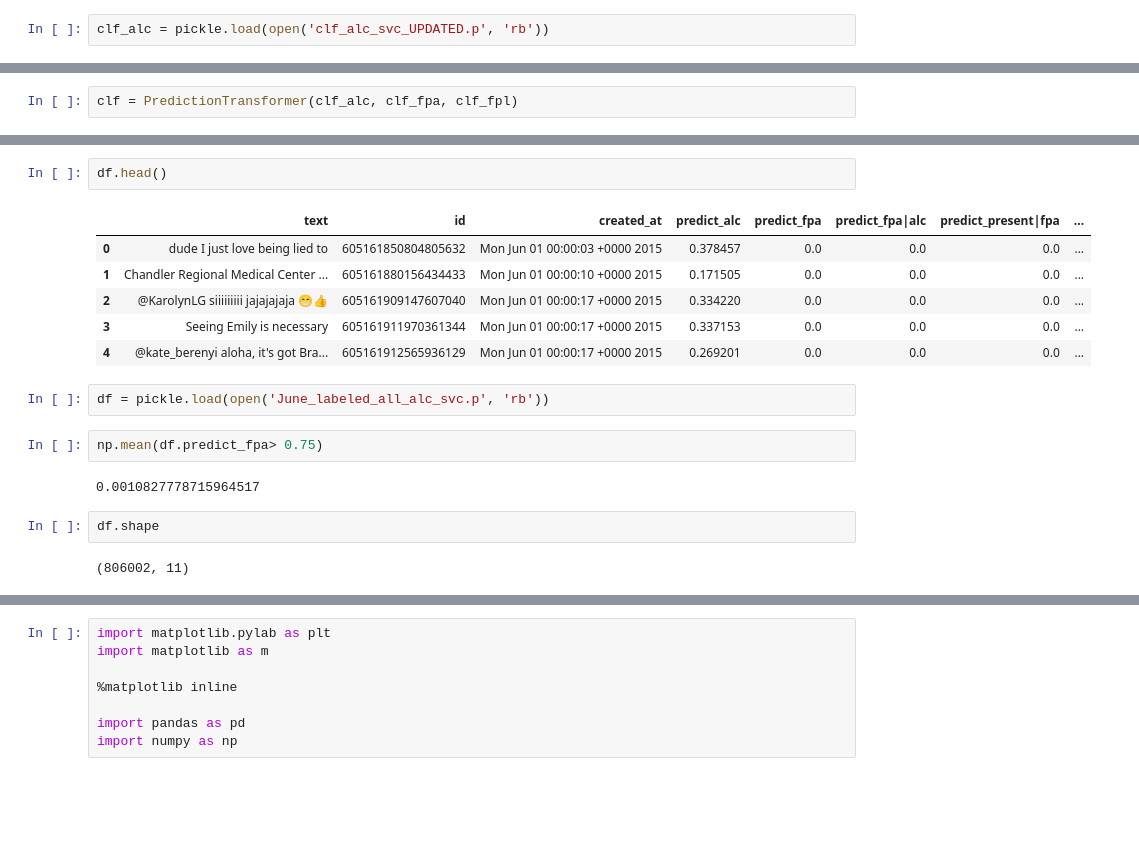
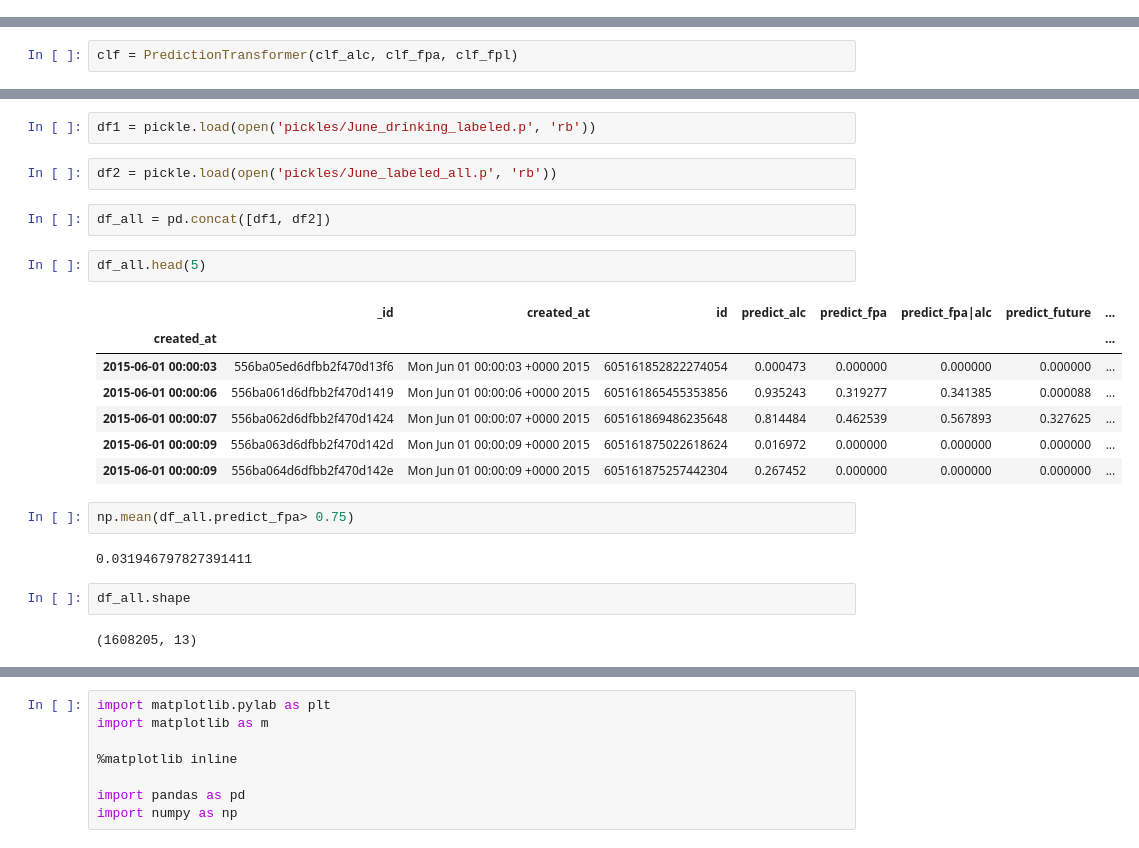
Before and after one commit to tj2huang/nyu-twipsy, a Jupyter notebook: weekly.ipynb, the cells around one changed output, grey strips where cells are left out. Saved outputs shown, nothing was run; the diff lists cells and outputs as text; blank space fills up the shorter version.

```diff
--- a/weekly.ipynb
+++ b/weekly.ipynb
@@ -42,5 +4,3 @@ clf_alc.steps[0][1].transformer_list[0][1].steps[1][1].get_params()
-# %%
-clf_alc = pickle.load(open('clf_alc_svc_UPDATED.p', 'rb'))
 # %%
 %%time
 labeled= clf(all_tweets)
@@ -68,19 +14,24 @@ Wall time: 2min 46s
-# %%
-df.head()
-# %% [output]
-|  | text | id | created_at | predict_alc | predict_fpa | predict_fpa|alc | predict_present|fpa | ... |
-| 0 | dude I just love being lied to | 605161850804805632 | Mon Jun 01 00:00:03 +0000 2015 | 0.378457 | 0.0 | 0.0 | 0.0 | ... |
-| 1 | Chandler Regional Medical Center ... | 605161880156434433 | Mon Jun 01 00:00:10 +0000 2015 | 0.171505 | 0.0 | 0.0 | 0.0 | ... |
-| 2 | @KarolynLG siiiiiiiii jajajajaja 😁👍 | 605161909147607040 | Mon Jun 01 00:00:17 +0000 2015 | 0.334220 | 0.0 | 0.0 | 0.0 | ... |
-| 3 | Seeing Emily is necessary | 605161911970361344 | Mon Jun 01 00:00:17 +0000 2015 | 0.337153 | 0.0 | 0.0 | 0.0 | ... |
-| 4 | @kate_berenyi aloha, it's got Bra... | 605161912565936129 | Mon Jun 01 00:00:17 +0000 2015 | 0.269201 | 0.0 | 0.0 | 0.0 | ... |
 # %%
-df = pickle.load(open('June_labeled_all_alc_svc.p', 'rb'))
+df1 = pickle.load(open('pickles/June_drinking_labeled.p', 'rb'))
+# %%
+df2 = pickle.load(open('pickles/June_labeled_all.p', 'rb'))
+# %%
+df_all = pd.concat([df1, df2])
+# %%
+df_all.head(5)
+# %% [output]
+|  | _id | created_at | id | predict_alc | predict_fpa | predict_fpa|alc | predict_future | ... |
+| created_at |  |  |  |  |  |  |  | ... |
+| 2015-06-01 00:00:03 | 556ba05ed6dfbb2f470d13f6 | Mon Jun 01 00:00:03 +0000 2015 | 605161852822274054 | 0.000473 | 0.000000 | 0.000000 | 0.000000 | ... |
+| 2015-06-01 00:00:06 | 556ba061d6dfbb2f470d1419 | Mon Jun 01 00:00:06 +0000 2015 | 605161865455353856 | 0.935243 | 0.319277 | 0.341385 | 0.000088 | ... |
+| 2015-06-01 00:00:07 | 556ba062d6dfbb2f470d1424 | Mon Jun 01 00:00:07 +0000 2015 | 605161869486235648 | 0.814484 | 0.462539 | 0.567893 | 0.327625 | ... |
+| 2015-06-01 00:00:09 | 556ba063d6dfbb2f470d142d | Mon Jun 01 00:00:09 +0000 2015 | 605161875022618624 | 0.016972 | 0.000000 | 0.000000 | 0.000000 | ... |
+| 2015-06-01 00:00:09 | 556ba064d6dfbb2f470d142e | Mon Jun 01 00:00:09 +0000 2015 | 605161875257442304 | 0.267452 | 0.000000 | 0.000000 | 0.000000 | ... |
 # %%
-np.mean(df.predict_fpa> 0.75)
+np.mean(df_all.predict_fpa> 0.75)
 # %% [output]
-0.0010827778715964517
+0.031946797827391411
 # %%
-df.shape
+df_all.shape
 # %% [output]
-(806002, 11)
+(1608205, 13)
```
Also changed, not shown: parts of 27 cells of this notebook, 3 other files.
